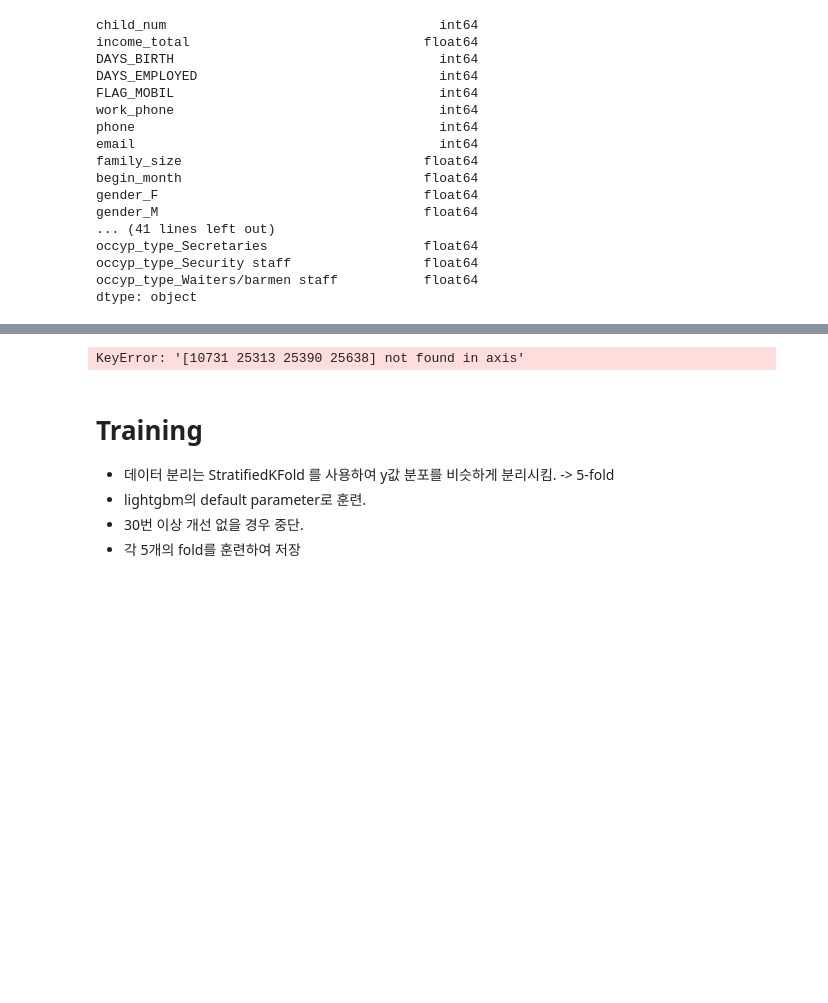
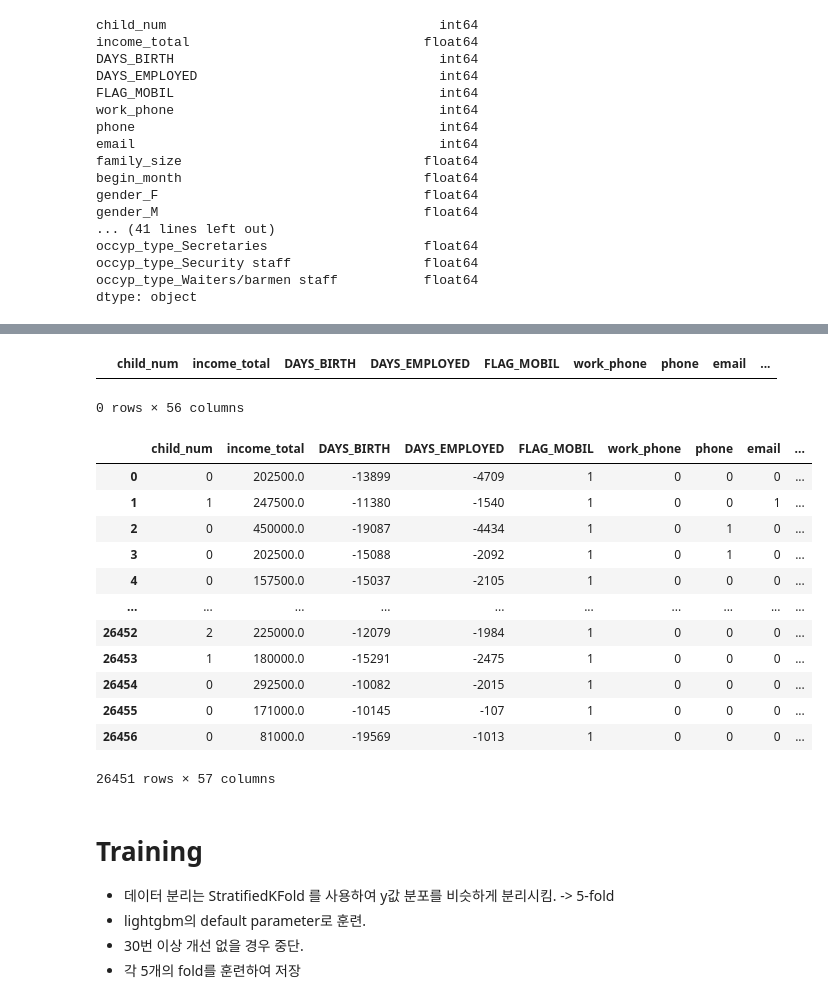
Before and after one commit to SohnQuixote/Dacon_Credit, a Jupyter notebook: params조정_0503_Simple_Baseline_LGBM.ipynb, the cells around one changed output, grey strips where cells are left out. Drawn from its saved outputs; the diff is of its cells as text; code cells hidden in the pictures; blank space fills up the shorter version.

Commit message:
errorfix

```diff
--- a/params조정_0503_Simple_Baseline_LGBM.ipynb
+++ b/params조정_0503_Simple_Baseline_LGBM.ipynb
@@ -129,9 +146,26 @@ dtype: object
+# %%
+test[test['child_num']>=7]
+# %% [output]
+|  | child_num | income_total | DAYS_BIRTH | DAYS_EMPLOYED | FLAG_MOBIL | work_phone | phone | email | ... |
+0 rows × 56 columns
 # %%
 train_index=train[train['child_num']>=7].index
-train.drop(train_index, inplace=True)
-submit.drop(train_index, inplace=True)
+train = train.drop(train_index)
+train
 # %% [output]
+|  | child_num | income_total | DAYS_BIRTH | DAYS_EMPLOYED | FLAG_MOBIL | work_phone | phone | email | ... |
+| 0 | 0 | 202500.0 | -13899 | -4709 | 1 | 0 | 0 | 0 | ... |
+| 1 | 1 | 247500.0 | -11380 | -1540 | 1 | 0 | 0 | 1 | ... |
+| 2 | 0 | 450000.0 | -19087 | -4434 | 1 | 0 | 1 | 0 | ... |
+| 3 | 0 | 202500.0 | -15088 | -2092 | 1 | 0 | 1 | 0 | ... |
+| 4 | 0 | 157500.0 | -15037 | -2105 | 1 | 0 | 0 | 0 | ... |
+| ... | ... | ... | ... | ... | ... | ... | ... | ... | ... |
+| 26452 | 2 | 225000.0 | -12079 | -1984 | 1 | 0 | 0 | 0 | ... |
+| 26453 | 1 | 180000.0 | -15291 | -2475 | 1 | 0 | 0 | 0 | ... |
+| 26454 | 0 | 292500.0 | -10082 | -2015 | 1 | 0 | 0 | 0 | ... |
+| 26455 | 0 | 171000.0 | -10145 | -107 | 1 | 0 | 0 | 0 | ... |
+| 26456 | 0 | 81000.0 | -19569 | -1013 | 1 | 0 | 0 | 0 | ... |
-KeyError: '[10731 25313 25390 25638] not found in axis'
+26451 rows × 57 columns
 # %% [markdown]
 # Training
 - 데이터 분리는 StratifiedKFold 를 사용하여 y값 분포를 비슷하게 분리시킴. -> 5-fold
```
Also changed, not shown: parts of 9 cells of this notebook, 2 other files.
